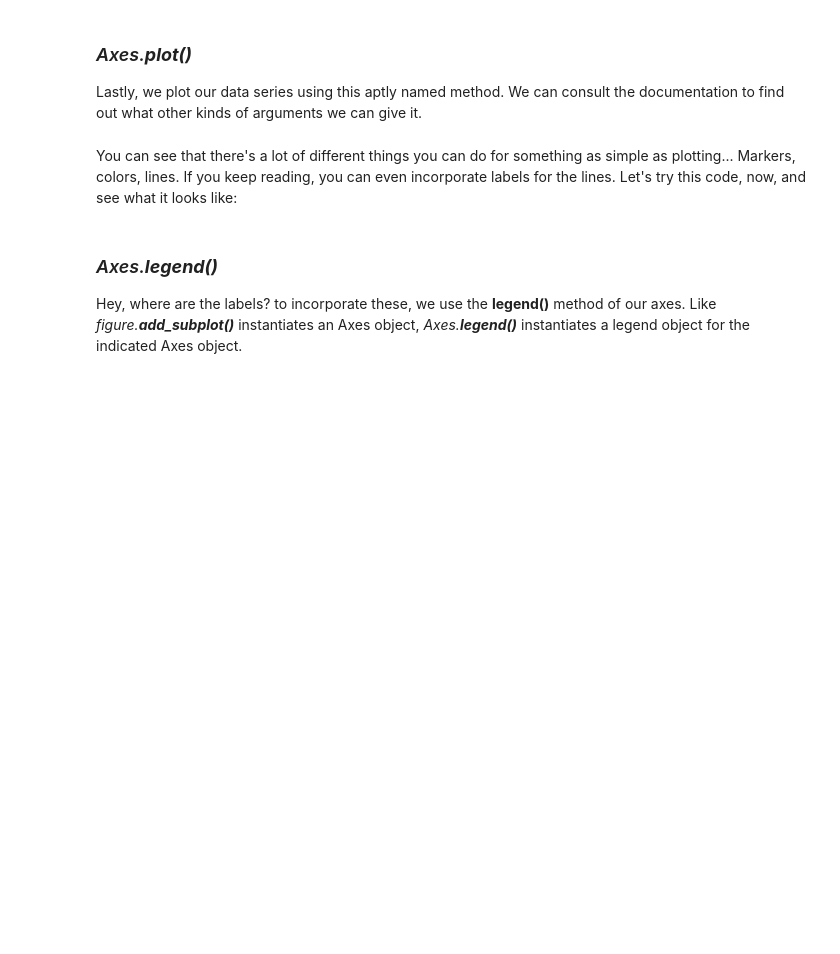
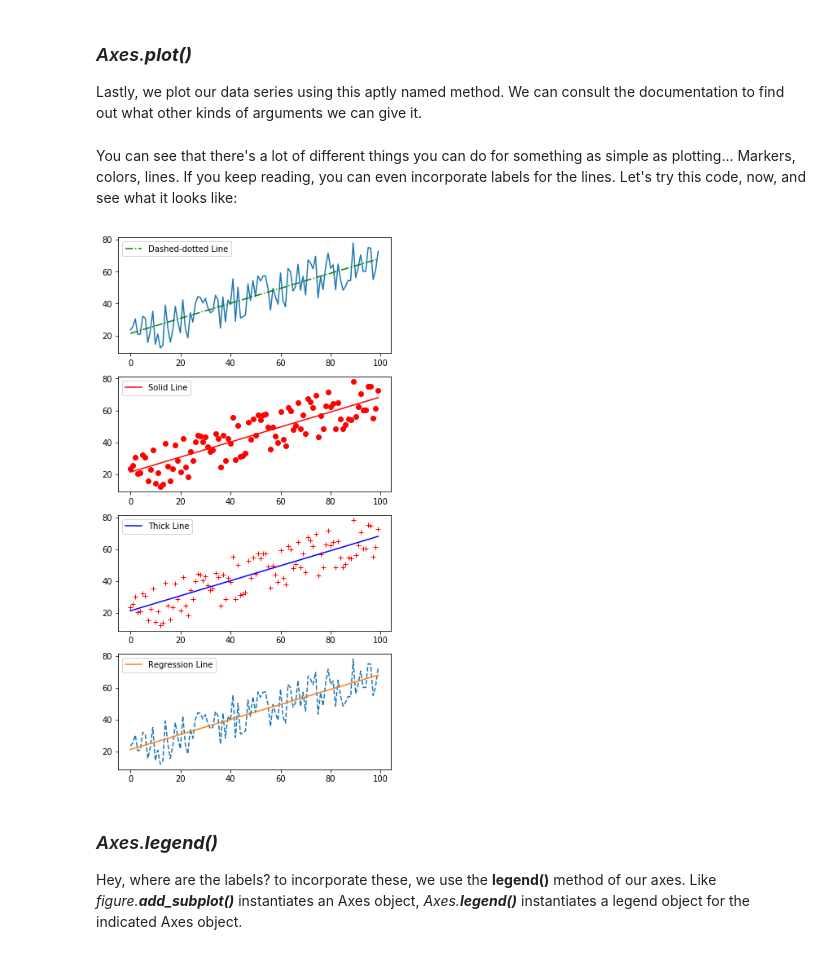
Before and after one commit to calacademy-research/PythonLife, a Jupyter notebook: Subject_6_Modules_math_graphing/6.3_plotting.ipynb, the cells around one changed output. Cells and saved outputs as stored; diff of their text form; code cells hidden in the pictures; blank space fills up the shorter version.

```diff
--- a/Subject_6_Modules_math_graphing/6.3_plotting.ipynb
+++ b/Subject_6_Modules_math_graphing/6.3_plotting.ipynb
@@ -73,23 +91,29 @@ You can see that there's a lot of different things you can do for something as s
 # %%
 fig = plt.figure(figsize=(6,12))
 axs = [fig.add_subplot(4,1,i+1) for i in range(4)]
 
 # Plot the actual values on each subplot -- using different styles
 axs[0].plot(x, y)
-axs[1].plot(x, y, 'bo')
+axs[1].plot(x, y, 'ro')
 axs[2].plot(x, y, 'r+')
 axs[3].plot(x, y, '--')
 
 from scipy import stats
 r_slope, r_int, r_rval, r_pval, r_stderr = stats.linregress(x, y)
 
 # Plot trendline on each subplot
 axs[0].plot(x, x * r_slope + r_int, 'g-.', label='Dashed-dotted Line')
 axs[1].plot(x, x * r_slope + r_int, 'r-', label='Solid Line')
-axs[2].plot(x, x * r_slope + r_int, 'b-', linewidth=4, label='Thick Line')
+axs[2].plot(x, x * r_slope + r_int, 'b-', label='Thick Line')
 axs[3].plot(x, x * r_slope + r_int, '-', label='Regression Line')
 
+axs[0].legend(loc='upper left')
+axs[1].legend(loc='upper left')
+axs[2].legend(loc='upper left')
+axs[3].legend(loc='upper left')
 plt.show()
+# %% [output]
+[figure, added]
 # %% [markdown]
 ### *Axes.**legend()***
 Hey, where are the labels? to incorporate these, we use the **legend()** method of our axes. Like *figure.**add_subplot()*** instantiates an Axes object, *Axes.**legend()*** instantiates a legend object for the indicated Axes object.
```
Also changed, not shown: parts of 31 cells of this notebook, 3 other files.
